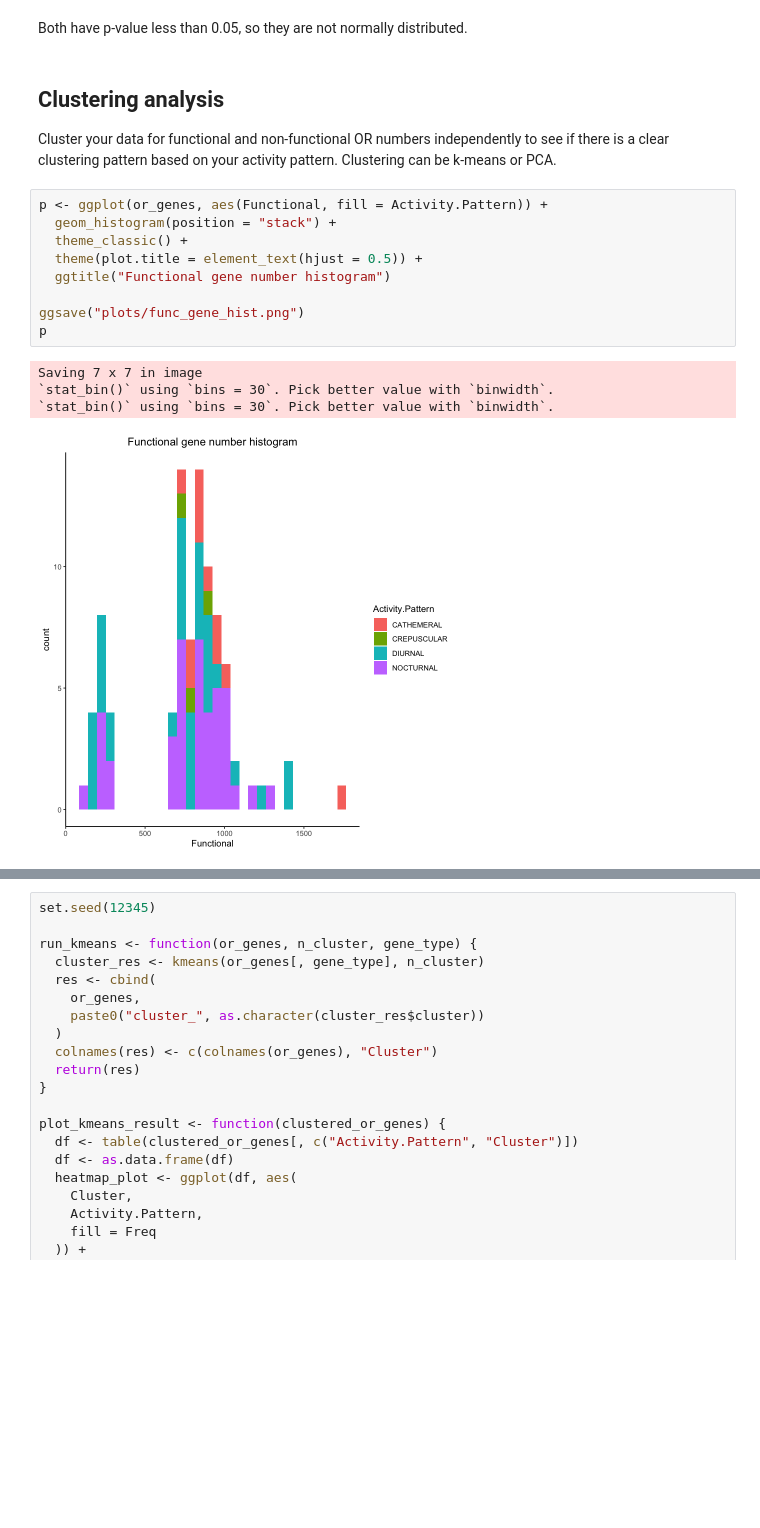
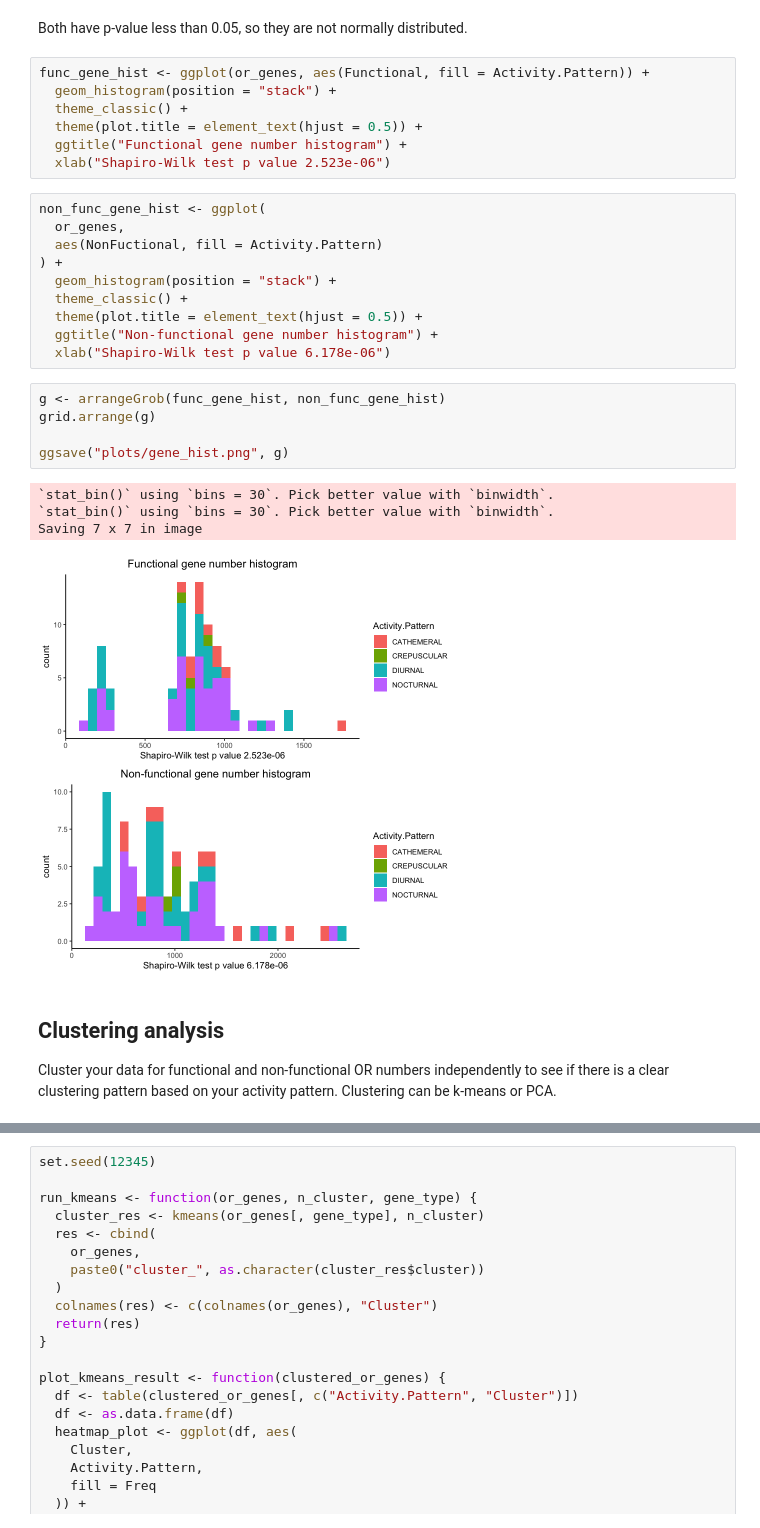
Before and after one commit to Takkoona/BIOL40540_final_assessment, a Jupyter notebook: 1_required_analysis.ipynb, the cells around one changed output, grey strips where cells are left out. Cells and saved outputs as stored; diff of their text form; blank space fills up the shorter version.

```diff
--- a/1_required_analysis.ipynb
+++ b/1_required_analysis.ipynb
@@ -62,20 +106,33 @@ data:  or_genes$NonFuctional
 W = 0.90202, p-value = 6.178e-06
 # %% [markdown]
 Both have p-value less than 0.05, so they are not normally distributed.
+# %%
+func_gene_hist <- ggplot(or_genes, aes(Functional, fill = Activity.Pattern)) +
+  geom_histogram(position = "stack") +
+  theme_classic() +
+  theme(plot.title = element_text(hjust = 0.5)) +
+  ggtitle("Functional gene number histogram") +
+  xlab("Shapiro-Wilk test p value 2.523e-06")
+# %%
+non_func_gene_hist <- ggplot(
+  or_genes,
+  aes(NonFuctional, fill = Activity.Pattern)
+) +
+  geom_histogram(position = "stack") +
+  theme_classic() +
+  theme(plot.title = element_text(hjust = 0.5)) +
+  ggtitle("Non-functional gene number histogram") +
+  xlab("Shapiro-Wilk test p value 6.178e-06")
+# %%
+g <- arrangeGrob(func_gene_hist, non_func_gene_hist)
+grid.arrange(g)
+
+ggsave("plots/gene_hist.png", g)
+# %% [output]
+`stat_bin()` using `bins = 30`. Pick better value with `binwidth`.
+`stat_bin()` using `bins = 30`. Pick better value with `binwidth`.
+Saving 7 x 7 in image
+[figure, added]
 # %% [markdown]
 ## Clustering analysis
 Cluster your data for functional and non-functional OR numbers independently to see if there is a clear clustering pattern based on your activity pattern. Clustering can be k-means or PCA.
-# %%
-p <- ggplot(or_genes, aes(Functional, fill = Activity.Pattern)) +
-  geom_histogram(position = "stack") +
-  theme_classic() +
-  theme(plot.title = element_text(hjust = 0.5)) +
-  ggtitle("Functional gene number histogram")
-
-ggsave("plots/func_gene_hist.png")
-p
-# %% [output]
-Saving 7 x 7 in image
-`stat_bin()` using `bins = 30`. Pick better value with `binwidth`.
-`stat_bin()` using `bins = 30`. Pick better value with `binwidth`.
-[figure, removed]
```
Also changed, not shown: parts of 11 cells of this notebook, 2 other files.
